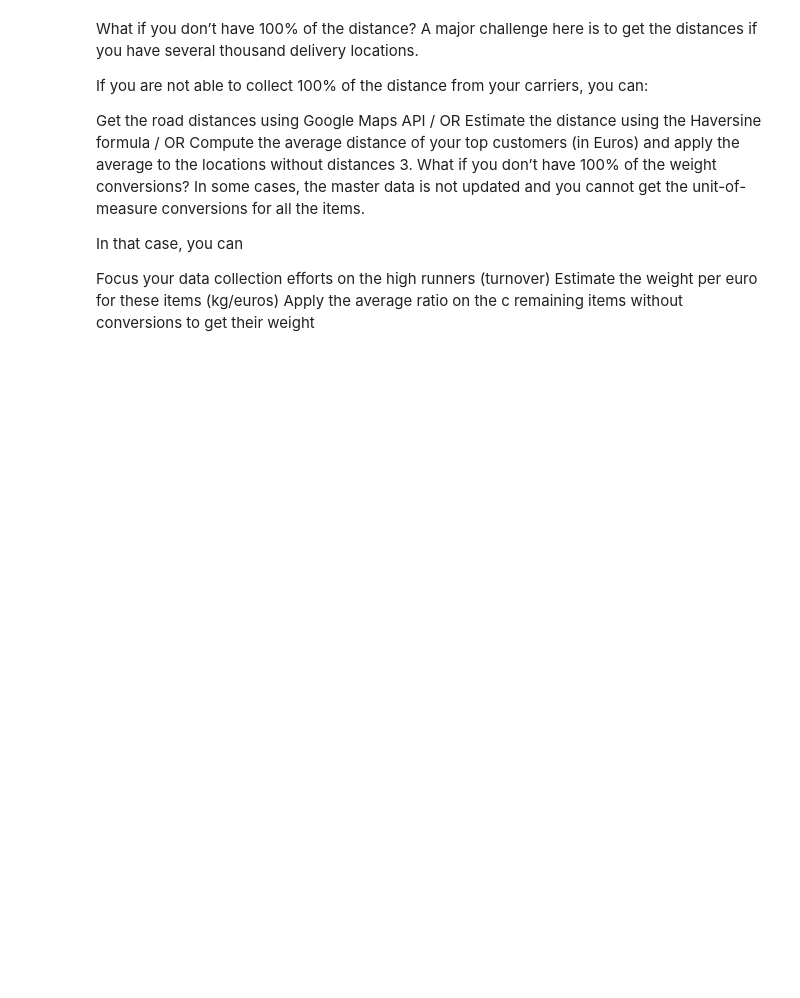
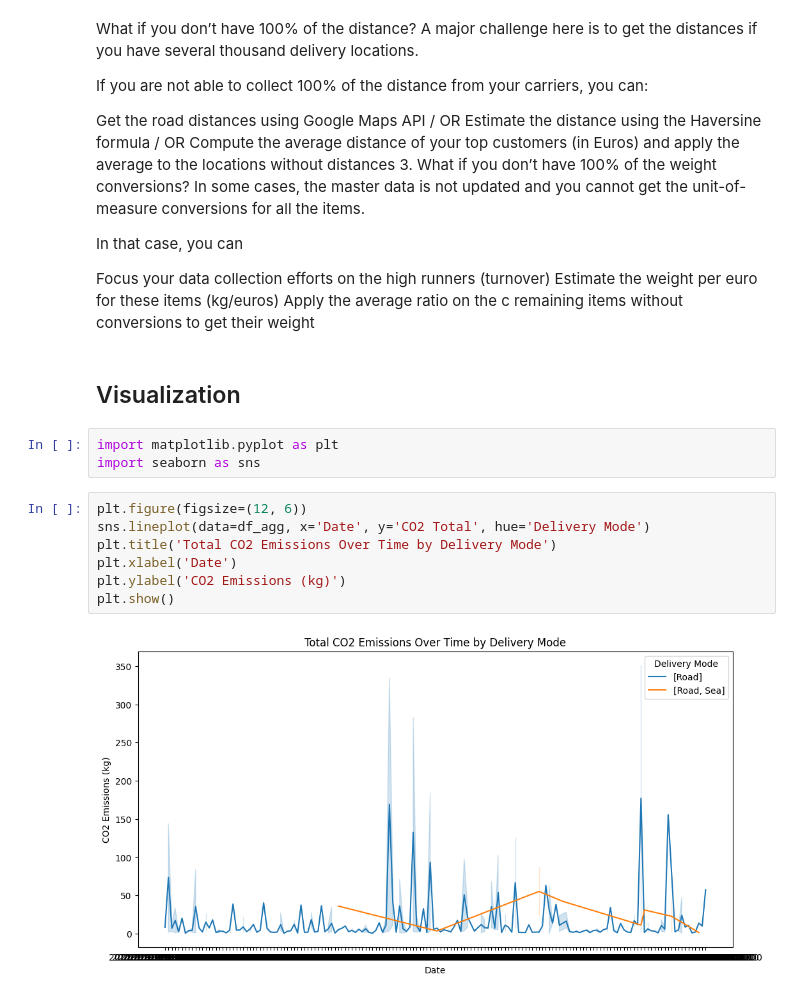
Before and after one commit to KaylumCassidy/SCMCA2, a Jupyter notebook: SCMCA2_1.ipynb, the cells around one changed output. Cells and saved outputs as stored; diff of their text form; blank space fills up the shorter version.

```diff
--- a/SCMCA2_1.ipynb
+++ b/SCMCA2_1.ipynb
@@ -332,3 +332,17 @@ In that case, you can
 Focus your data collection efforts on the high runners (turnover)
 Estimate the weight per euro for these items (kg/euros)
 Apply the average ratio on the c remaining items without conversions to get their weight
+# %% [markdown]
+## Visualization
+# %%
+import matplotlib.pyplot as plt
+import seaborn as sns
+# %%
+plt.figure(figsize=(12, 6))
+sns.lineplot(data=df_agg, x='Date', y='CO2 Total', hue='Delivery Mode')
+plt.title('Total CO2 Emissions Over Time by Delivery Mode')
+plt.xlabel('Date')
+plt.ylabel('CO2 Emissions (kg)')
+plt.show()
+# %% [output]
+[figure, added]
```
Also changed, not shown: parts of 1 cell of this notebook.
